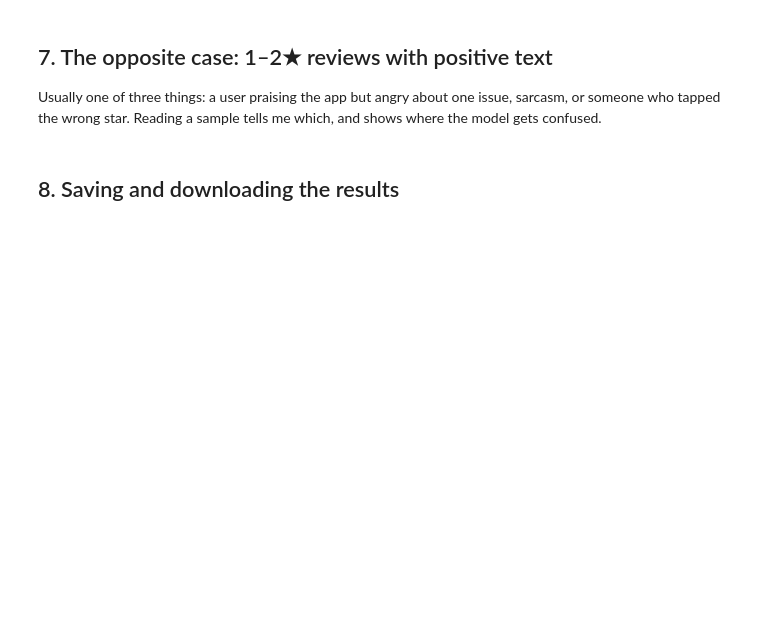
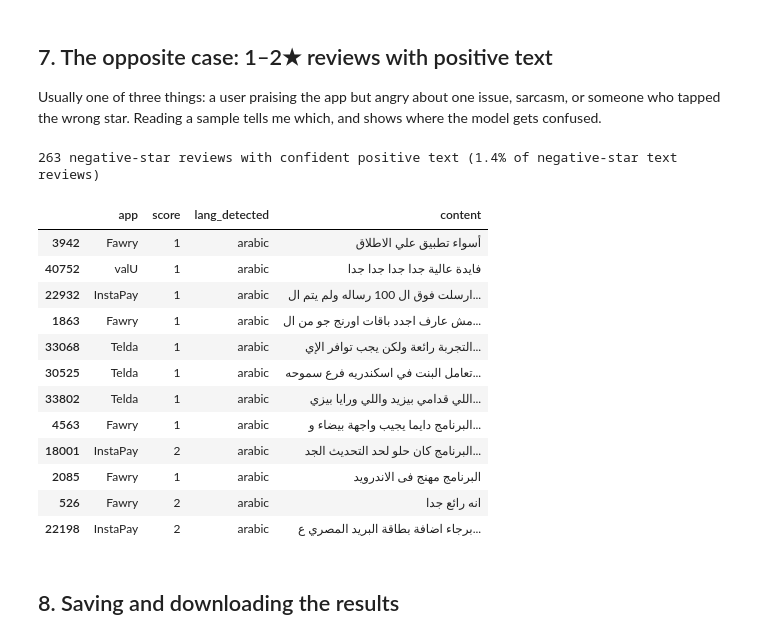
Before and after one commit to MohamedElsadany56/egypt-fintech-reviews, a Jupyter notebook: notebooks/04_sentiment.ipynb, the cells around one changed output. Drawn from its saved outputs; the diff is of its cells as text; code cells hidden in the pictures; blank space fills up the shorter version.

Commit message:
feat(sentiment): add sentiment results, language comparison and hidden pain points

```diff
--- a/notebooks/04_sentiment.ipynb
+++ b/notebooks/04_sentiment.ipynb
@@ -214,7 +347,13 @@ ht.loc[ht.max(axis=1).sort_values(ascending=False).index].head(8)
 # %%
 # A few examples per app, to check the model and to quote in the README.
+# Reviews with crude insults still count in every number; I only leave them out of the printed examples.
+CRUDE = ["عرص", "متناك", "خول", "=كس", "منيل", "متخلف", "يولاد", "كلاب", "بهايم", "حمير", "fuck", "shit"]
+def printable(text):
+    t = str(text).lower()
+    return not any((w[1:] in t.split()) if w.startswith("=") else (w in t) for w in CRUDE)
+
 for app in APPS:
-    g = hidden[(hidden["app"] == app) & (hidden["word_count"] >= 6)]
+    g = hidden[(hidden["app"] == app) & (hidden["word_count"] >= 6) & hidden["content"].map(printable)]
     print(f"\n=== {app}  ({len(g)} examples with 6+ words)")
     for _, r in g.sample(min(4, len(g)), random_state=1).iterrows():
         print(f"  • {r['score']}★ [{r['topics']}] {r['content'][:170]}")
@@ -243,8 +402,23 @@ wrong star. Reading a sample tells me which, and shows where the model gets conf
 # %%
 neg_pos = cov[cov["is_negative"] & (cov["model_sentiment"] == "positive") & (cov["model_score"] >= 0.8)]
 print(f"{len(neg_pos):,} negative-star reviews with confident positive text "
       f"({len(neg_pos) / cov['is_negative'].sum():.1%} of negative-star text reviews)")
-neg_pos.sample(min(12, len(neg_pos)), random_state=2)[["app", "score", "lang_detected", "content"]]
+neg_pos[neg_pos["content"].map(printable)].sample(min(12, len(neg_pos)), random_state=2)[["app", "score", "lang_detected", "content"]]
+# %% [output]
+263 negative-star reviews with confident positive text (1.4% of negative-star text reviews)
+|  | app | score | lang_detected | content |
+| 3942 | Fawry | 1 | arabic | أسواء تطبيق علي الاطلاق |
+| 40752 | valU | 1 | arabic | فايدة عالية جدا جدا جدا جدا |
+| 22932 | InstaPay | 1 | arabic | ارسلت فوق ال 100 رساله ولم يتم ال... |
+| 1863 | Fawry | 1 | arabic | مش عارف اجدد باقات اورنج جو من ال... |
+| 33068 | Telda | 1 | arabic | التجربة رائعة ولكن يجب توافر الإي... |
+| 30525 | Telda | 1 | arabic | تعامل البنت في اسكندريه فرع سموحه... |
+| 33802 | Telda | 1 | arabic | اللي قدامي بيزيد واللي ورايا بيزي... |
+| 4563 | Fawry | 1 | arabic | البرنامج دايما يجيب واجهة بيضاء و... |
+| 18001 | InstaPay | 2 | arabic | البرنامج كان حلو لحد التحديث الجد... |
+| 2085 | Fawry | 1 | arabic | البرنامج مهنج فى الاندرويد |
+| 526 | Fawry | 2 | arabic | انه رائع جدا |
+| 22198 | InstaPay | 2 | arabic | برجاء اضافة بطاقة البريد المصري ع... |
 # %% [markdown]
 ## 8. Saving and downloading the results
 # %%
```
Also changed, not shown: parts of 21 cells of this notebook, 4 other files.
